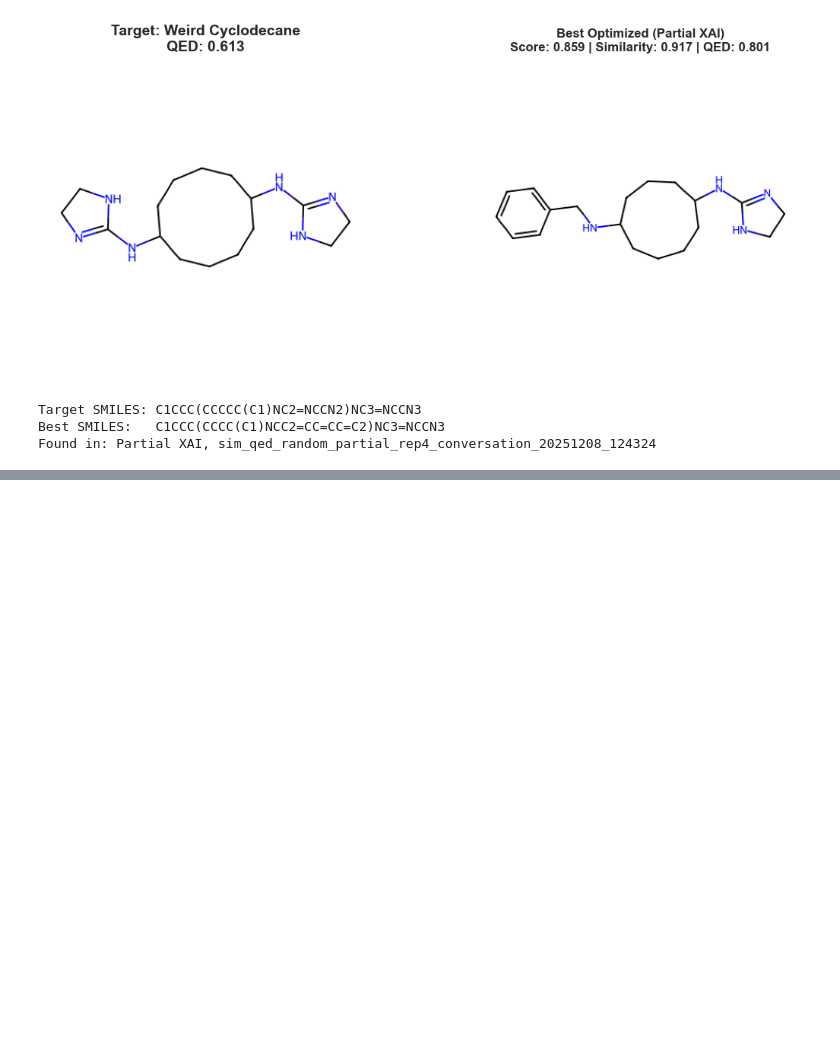
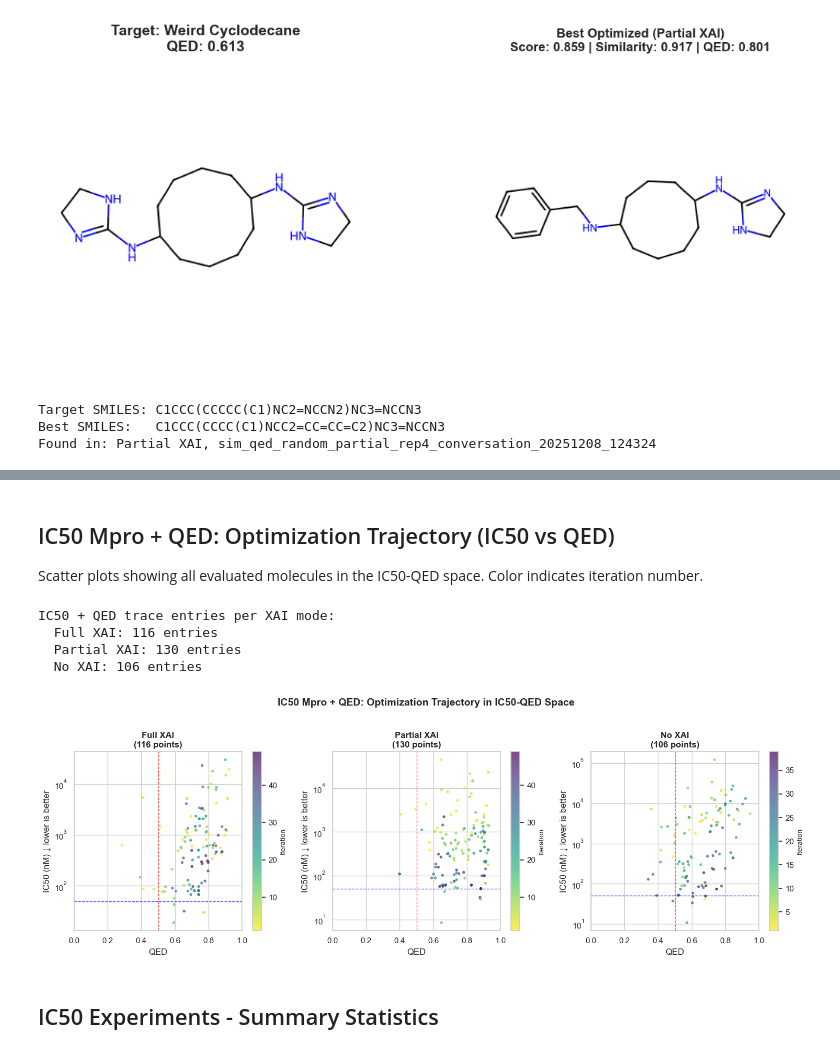
Before and after one commit to FabianKruger/molecule-optimization-agent, a Jupyter notebook: analysis/xai.ipynb, the cells around one changed output, grey strips where cells are left out. Saved outputs shown, nothing was run; the diff lists cells and outputs as text; code cells hidden in the pictures; blank space fills up the shorter version.

```diff
--- a/analysis/xai.ipynb
+++ b/analysis/xai.ipynb
@@ -479,0 +674,4 @@ Found in: Partial XAI, sim_qed_random_partial_rep4_conversation_20251208_124324
+# %% [markdown]
+## IC50 Mpro + QED: Optimization Trajectory (IC50 vs QED)
+
+Scatter plots showing all evaluated molecules in the IC50-QED space. Color indicates iteration number.
@@ -479,0 +724,25 @@ Found in: Partial XAI, sim_qed_random_partial_rep4_conversation_20251208_124324
+# %%
+# Load trace data for IC50 + QED experiments
+ic50_qed_trace = load_ic50_trace_data(IC50_QED_RESULTS_DIR, XAI_MODES_IC50_QED)
+
+print("IC50 + QED trace entries per XAI mode:")
+for mode, entries in ic50_qed_trace.items():
+    print(f"  {mode}: {len(entries)} entries")
+# %% [output]
+IC50 + QED trace entries per XAI mode:
+  Full XAI: 116 entries
+  Partial XAI: 130 entries
+  No XAI: 106 entries
+# %%
+# Plot IC50 vs QED scatter
+fig_ic50_qed_scatter, axes_ic50_qed_scatter = plot_ic50_qed_scatter(
+    ic50_qed_trace,
+    title="IC50 Mpro + QED: Optimization Trajectory in IC50-QED Space",
+    min_qed=0.5,
+    target_ic50=50.0
+)
+plt.show()
+# %% [output]
+[figure, added]
+# %% [markdown]
+## IC50 Experiments - Summary Statistics
```
Also changed, not shown: parts of 27 cells of this notebook.
